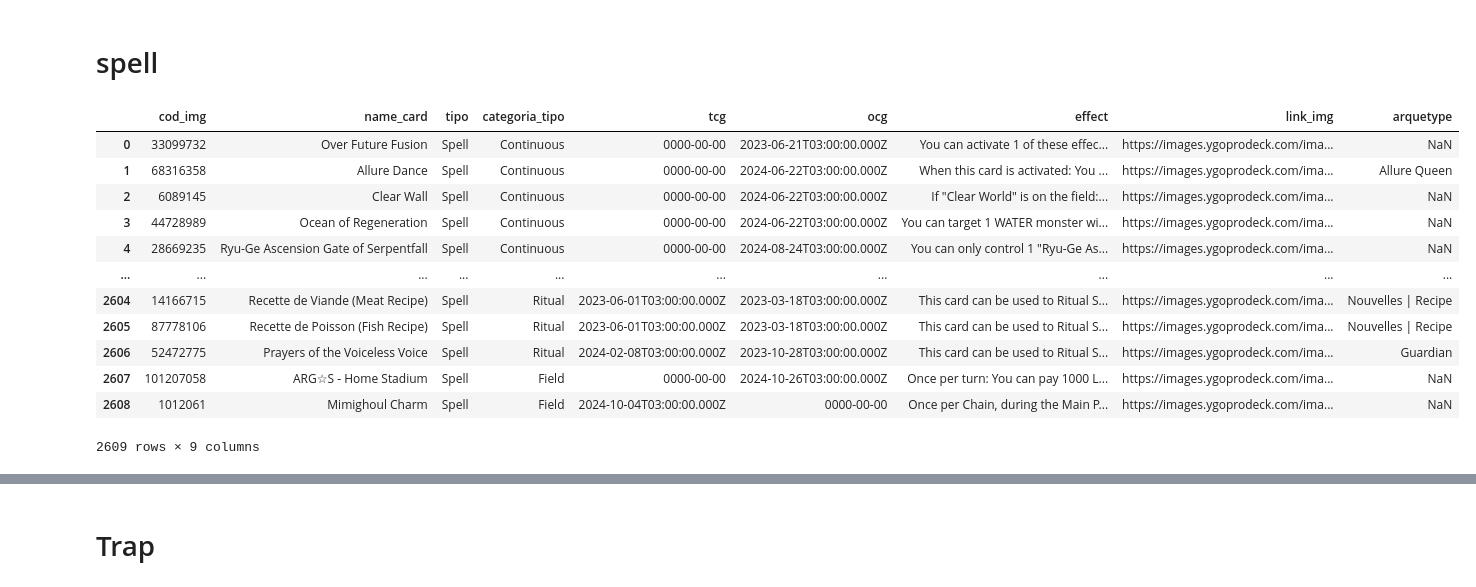
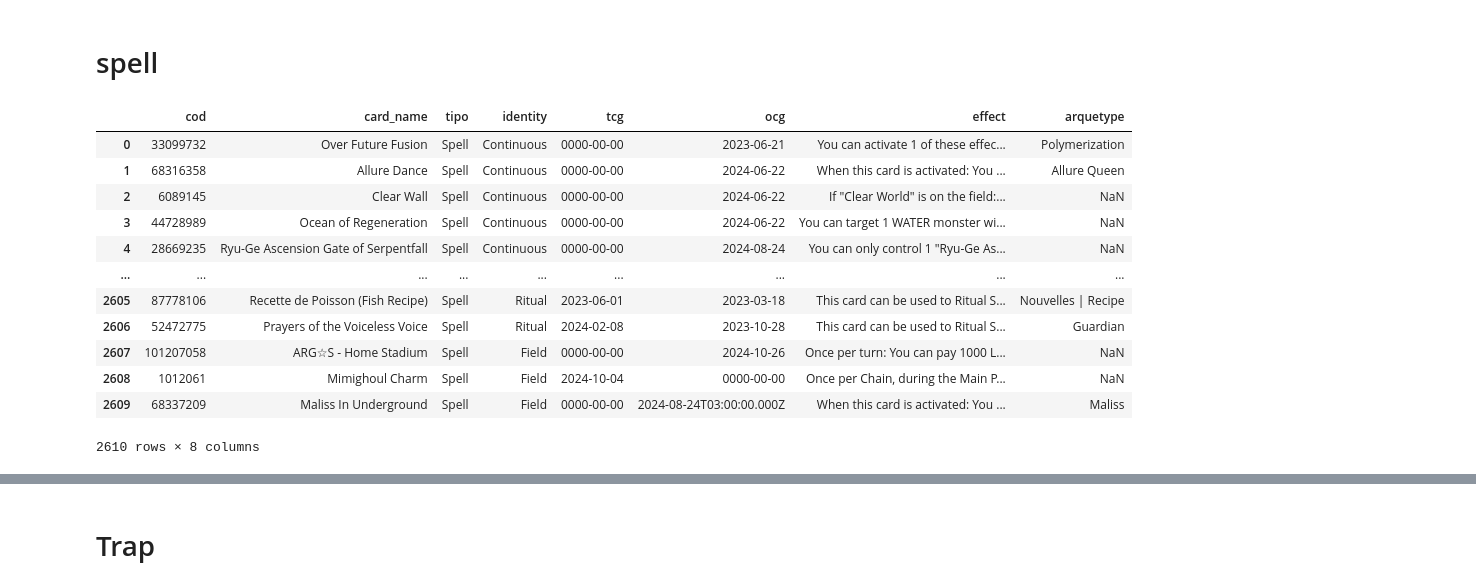
Before and after one commit to klausNoGit/DeckAPI, a Jupyter notebook: src/jupyter/clean_data.ipynb, the cells around one changed output, grey strips where cells are left out. Saved outputs shown, nothing was run; the diff lists cells and outputs as text; code cells hidden in the pictures.

```diff
--- a/src/jupyter/clean_data.ipynb
+++ b/src/jupyter/clean_data.ipynb
@@ -3,7 +3,7 @@ import pandas as pd
 import numpy as np
 import re
 # %%
-local_abs = '/home/zeus/Documents/card_game/src/estatistica/jupyter/abs.csv'
+local_abs = '/home/erick/Documents/card_game/src/csv/abs.csv'
 df = pd.read_csv(local_abs, sep='|')
 df
 # %% [output]
@@ -23,5 +23,5 @@ df
 # %%
 df_grupo = df.groupby('card')['arquetype'].apply(lambda x: ' | '.join(x)).reset_index()
-df_grupo.columns = ['name_card', 'arquetype']
+df_grupo.columns = ['card_name', 'arquetype']
 df_grupo
 # %% [output]
@@ -41,15 +41,13 @@ df_grupo
 # %%
 df_grupo.to_excel('arquetipos_names.xlsx', index=False)
 # %%
-local_arquetipos_names = '/home/zeus/Documents/card_game/src/estatistica/jupyter/arquetipos_names.xlsx'
-monster = '/home/zeus/Documents/card_game/src/cache/monster.csv'
-spell = '/home/zeus/Documents/card_game/src/cache/spell.csv'
-trap = '/home/zeus/Documents/card_game/src/cache/trap.csv'
+monster = '/home/erick/Documents/card_game/src/cache/monster.csv'
+spell = '/home/erick/Documents/card_game/src/cache/spell.csv'
+trap = '/home/erick/Documents/card_game/src/cache/trap.csv'
 
-df_local = pd.read_excel(local_arquetipos_names)
-df_monster = pd.read_csv(monster, sep='|')
-df_spell = pd.read_csv(spell, sep='|')
-df_trap = pd.read_csv(trap, sep='|')
+df_monster = pd.read_csv(monster, sep=';')
+df_spell = pd.read_csv(spell, sep=';')
+df_trap = pd.read_csv(trap, sep=';')
 # %%
 df_monster
 # %% [output]
@@ -155,19 +154,19 @@ monster_arq
 # %% [markdown]
 # spell
 # %%
-spell_arq = pd.merge(df_spell, df_local, on='name_card', how='left')
+spell_arq = pd.merge(df_spell, df_grupo, on='card_name', how='left')
 spell_arq
 # %% [output]
-|  | cod_img | name_card | tipo | categoria_tipo | tcg | ocg | effect | link_img | arquetype |
-| 0 | 33099732 | Over Future Fusion | Spell | Continuous | 0000-00-00 | 2023-06-21T03:00:00.000Z | You can activate 1 of these effec... | https://images.ygoprodeck.com/ima... | NaN |
-| 1 | 68316358 | Allure Dance | Spell | Continuous | 0000-00-00 | 2024-06-22T03:00:00.000Z | When this card is activated: You ... | https://images.ygoprodeck.com/ima... | Allure Queen |
-| 2 | 6089145 | Clear Wall | Spell | Continuous | 0000-00-00 | 2024-06-22T03:00:00.000Z | If "Clear World" is on the field:... | https://images.ygoprodeck.com/ima... | NaN |
-| 3 | 44728989 | Ocean of Regeneration | Spell | Continuous | 0000-00-00 | 2024-06-22T03:00:00.000Z | You can target 1 WATER monster wi... | https://images.ygoprodeck.com/ima... | NaN |
-| 4 | 28669235 | Ryu-Ge Ascension Gate of Serpentfall | Spell | Continuous | 0000-00-00 | 2024-08-24T03:00:00.000Z | You can only control 1 "Ryu-Ge As... | https://images.ygoprodeck.com/ima... | NaN |
-| ... | ... | ... | ... | ... | ... | ... | ... | ... | ... |
-| 2604 | 14166715 | Recette de Viande (Meat Recipe) | Spell | Ritual | 2023-06-01T03:00:00.000Z | 2023-03-18T03:00:00.000Z | This card can be used to Ritual S... | https://images.ygoprodeck.com/ima... | Nouvelles | Recipe |
-| 2605 | 87778106 | Recette de Poisson (Fish Recipe) | Spell | Ritual | 2023-06-01T03:00:00.000Z | 2023-03-18T03:00:00.000Z | This card can be used to Ritual S... | https://images.ygoprodeck.com/ima... | Nouvelles | Recipe |
-| 2606 | 52472775 | Prayers of the Voiceless Voice | Spell | Ritual | 2024-02-08T03:00:00.000Z | 2023-10-28T03:00:00.000Z | This card can be used to Ritual S... | https://images.ygoprodeck.com/ima... | Guardian |
-| 2607 | 101207058 | ARG☆S - Home Stadium | Spell | Field | 0000-00-00 | 2024-10-26T03:00:00.000Z | Once per turn: You can pay 1000 L... | https://images.ygoprodeck.com/ima... | NaN |
-| 2608 | 1012061 | Mimighoul Charm | Spell | Field | 2024-10-04T03:00:00.000Z | 0000-00-00 | Once per Chain, during the Main P... | https://images.ygoprodeck.com/ima... | NaN |
+|  | cod | card_name | tipo | identity | tcg | ocg | effect | arquetype |
+| 0 | 33099732 | Over Future Fusion | Spell | Continuous | 0000-00-00 | 2023-06-21 | You can activate 1 of these effec... | Polymerization |
+| 1 | 68316358 | Allure Dance | Spell | Continuous | 0000-00-00 | 2024-06-22 | When this card is activated: You ... | Allure Queen |
+| 2 | 6089145 | Clear Wall | Spell | Continuous | 0000-00-00 | 2024-06-22 | If "Clear World" is on the field:... | NaN |
+| 3 | 44728989 | Ocean of Regeneration | Spell | Continuous | 0000-00-00 | 2024-06-22 | You can target 1 WATER monster wi... | NaN |
+| 4 | 28669235 | Ryu-Ge Ascension Gate of Serpentfall | Spell | Continuous | 0000-00-00 | 2024-08-24 | You can only control 1 "Ryu-Ge As... | NaN |
+| ... | ... | ... | ... | ... | ... | ... | ... | ... |
+| 2605 | 87778106 | Recette de Poisson (Fish Recipe) | Spell | Ritual | 2023-06-01 | 2023-03-18 | This card can be used to Ritual S... | Nouvelles | Recipe |
+| 2606 | 52472775 | Prayers of the Voiceless Voice | Spell | Ritual | 2024-02-08 | 2023-10-28 | This card can be used to Ritual S... | Guardian |
+| 2607 | 101207058 | ARG☆S - Home Stadium | Spell | Field | 0000-00-00 | 2024-10-26 | Once per turn: You can pay 1000 L... | NaN |
+| 2608 | 1012061 | Mimighoul Charm | Spell | Field | 2024-10-04 | 0000-00-00 | Once per Chain, during the Main P... | NaN |
+| 2609 | 68337209 | Maliss In Underground | Spell | Field | 0000-00-00 | 2024-08-24T03:00:00.000Z | When this card is activated: You ... | Maliss |
-2609 rows × 9 columns
+2610 rows × 8 columns
```
Also changed, not shown: parts of 27 cells of this notebook, 6 other files.
